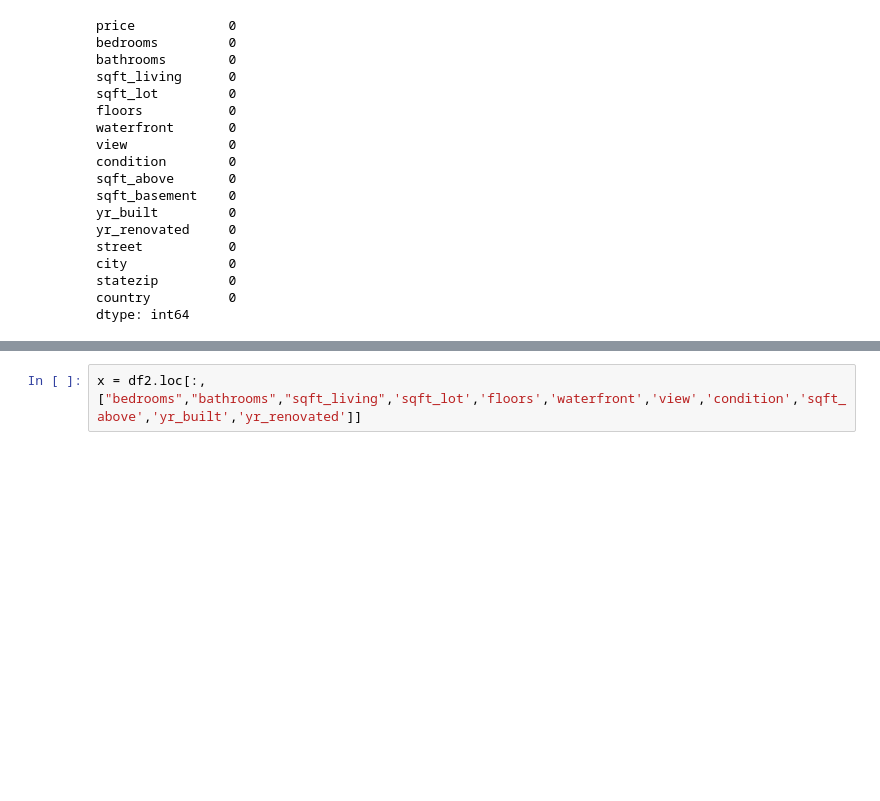
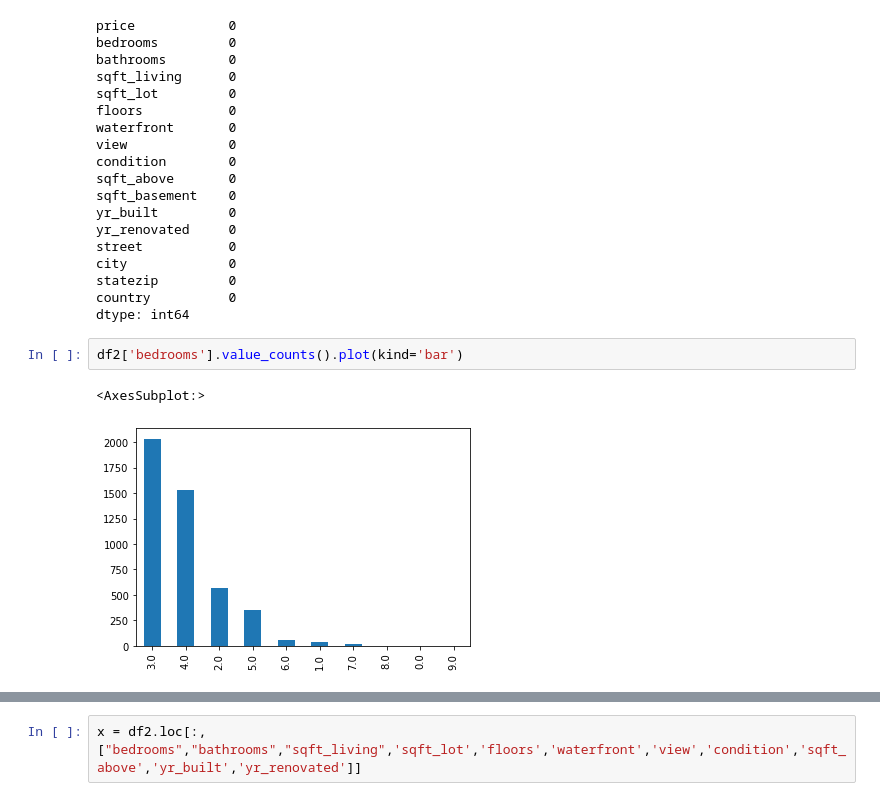
Before and after one commit to alanjoe12/House-predict, a Jupyter notebook: houseprice.ipynb, the cells around one changed output, grey strips where cells are left out. Drawn from its saved outputs; the diff is of its cells as text; blank space fills up the shorter version.

```diff
--- a/houseprice.ipynb
+++ b/houseprice.ipynb
@@ -63,3 +91,8 @@ city             0
 statezip         0
 country          0
 dtype: int64
+# %%
+df2['bedrooms'].value_counts().plot(kind='bar')
+# %% [output]
+<AxesSubplot:>
+[figure, added]
```
Also changed, not shown: parts of 10 cells of this notebook.
